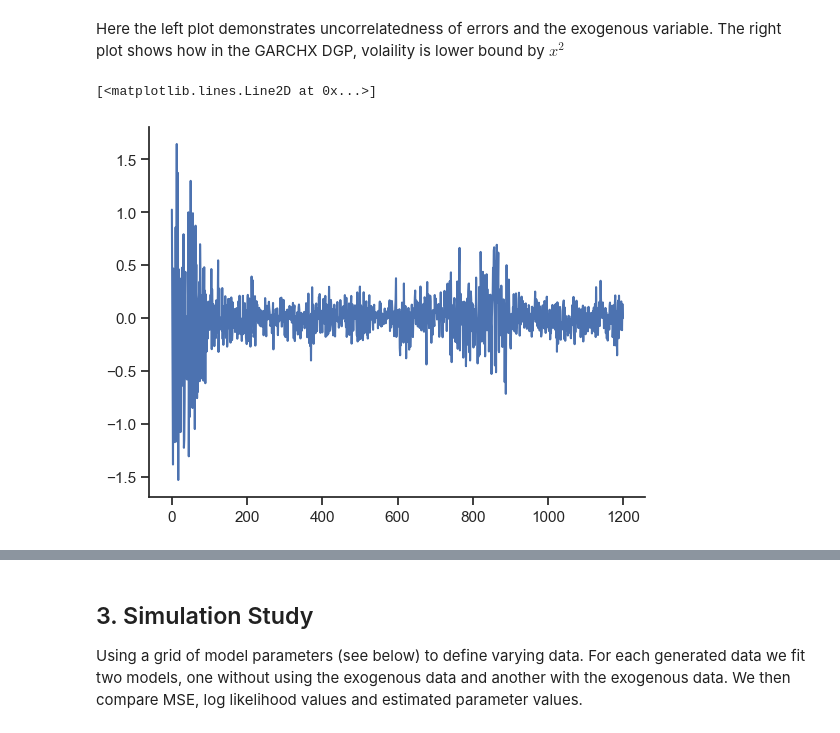
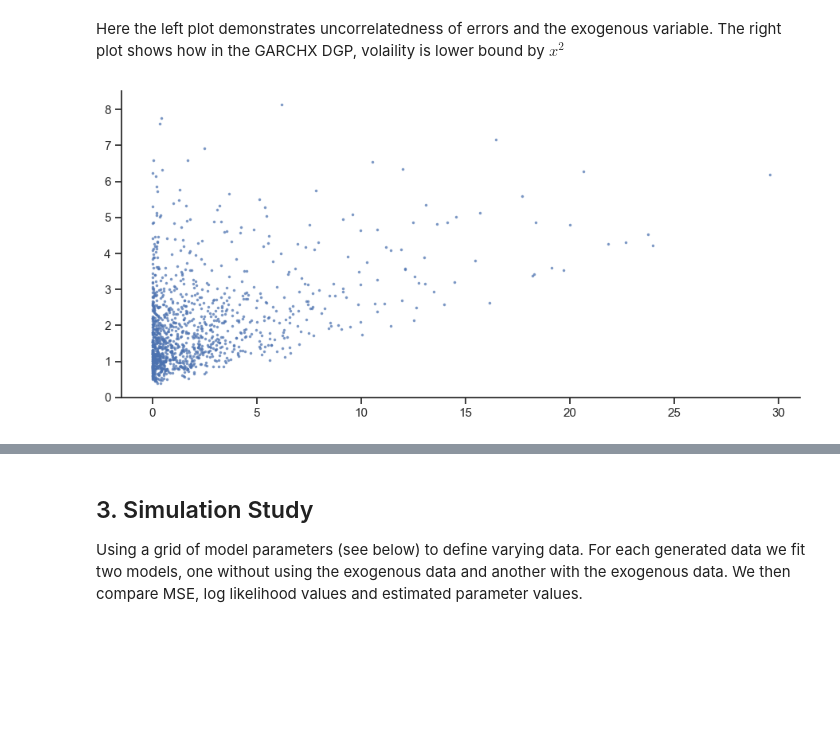
Before and after one commit to hwh1771/sentiment-analysis-volatility-forecasting, a Jupyter notebook: notebooks/05_simumlation_study.ipynb, the cells around one changed output, grey strips where cells are left out. Saved outputs shown, nothing was run; the diff lists cells and outputs as text; code cells hidden in the pictures; blank space fills up the shorter version.

```diff
--- a/notebooks/05_simumlation_study.ipynb
+++ b/notebooks/05_simumlation_study.ipynb
@@ -204,10 +204,12 @@ plt.show()
 # %% [markdown]
 Here the left plot demonstrates uncorrelatedness of errors and the exogenous variable. The right plot shows how in the GARCHX DGP, volaility is lower bound by $x^2$
-# %%
-plt.plot(e)
-# %% [output]
-[<matplotlib.lines.Line2D at 0x...>]
-[figure, removed]
+# %%
+f, axs = plt.subplots(1, 1, figsize=(11, 5))
+
+plt.scatter(x**2, sigma2, s=2.5, alpha=0.6)
+plt.show()
+# %% [output]
+[figure, added]
 # %%
 f, axs = plt.subplots(1, 2, figsize=(11, 5))
 
```
Also changed, not shown: parts of 10 cells of this notebook.
